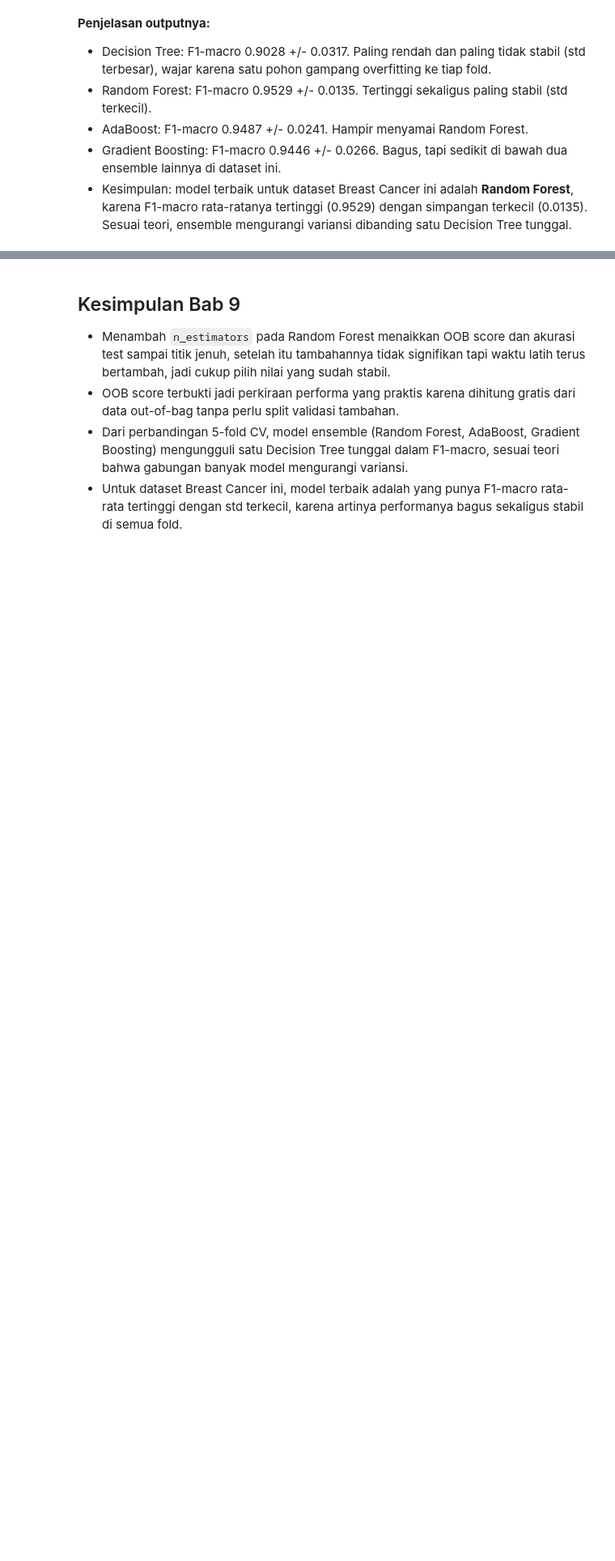
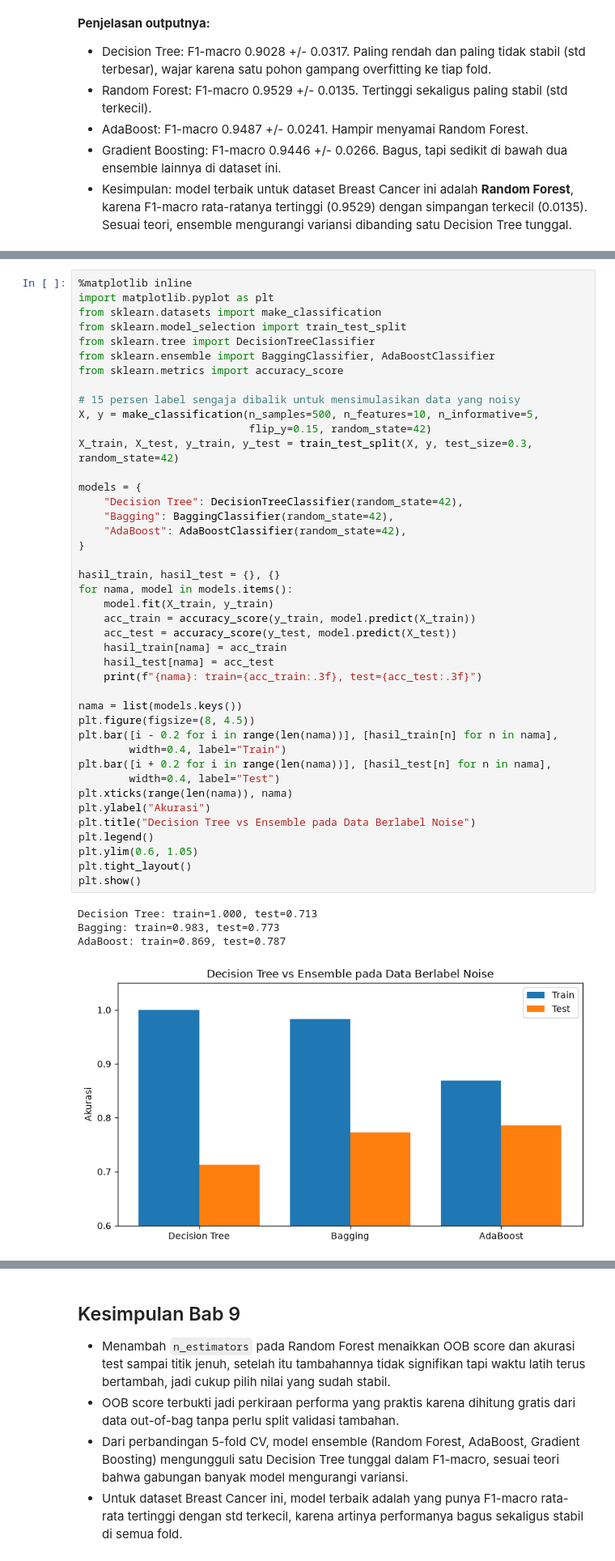
Before and after one commit to dandienter/praktikumML, a Jupyter notebook: bab-09-ensemble-methods/praktikum-bab-09.ipynb, the cells around one changed output, grey strips where cells are left out. Shown at 81% size. Saved outputs shown, nothing was run; the diff lists cells and outputs as text; blank space fills up the shorter version.

```diff
--- a/bab-09-ensemble-methods/praktikum-bab-09.ipynb
+++ b/bab-09-ensemble-methods/praktikum-bab-09.ipynb
@@ -157,0 +164,47 @@ plt.show()
+# %%
+%matplotlib inline
+import matplotlib.pyplot as plt
+from sklearn.datasets import make_classification
+from sklearn.model_selection import train_test_split
+from sklearn.tree import DecisionTreeClassifier
+from sklearn.ensemble import BaggingClassifier, AdaBoostClassifier
+from sklearn.metrics import accuracy_score
+
+# 15 persen label sengaja dibalik untuk mensimulasikan data yang noisy
+X, y = make_classification(n_samples=500, n_features=10, n_informative=5,
+                           flip_y=0.15, random_state=42)
+X_train, X_test, y_train, y_test = train_test_split(X, y, test_size=0.3, random_state=42)
+
+models = {
+    "Decision Tree": DecisionTreeClassifier(random_state=42),
+    "Bagging": BaggingClassifier(random_state=42),
+    "AdaBoost": AdaBoostClassifier(random_state=42),
+}
+
+hasil_train, hasil_test = {}, {}
+for nama, model in models.items():
+    model.fit(X_train, y_train)
+    acc_train = accuracy_score(y_train, model.predict(X_train))
+    acc_test = accuracy_score(y_test, model.predict(X_test))
+    hasil_train[nama] = acc_train
+    hasil_test[nama] = acc_test
+    print(f"{nama}: train={acc_train:.3f}, test={acc_test:.3f}")
+
+nama = list(models.keys())
+plt.figure(figsize=(8, 4.5))
+plt.bar([i - 0.2 for i in range(len(nama))], [hasil_train[n] for n in nama],
+        width=0.4, label="Train")
+plt.bar([i + 0.2 for i in range(len(nama))], [hasil_test[n] for n in nama],
+        width=0.4, label="Test")
+plt.xticks(range(len(nama)), nama)
+plt.ylabel("Akurasi")
+plt.title("Decision Tree vs Ensemble pada Data Berlabel Noise")
+plt.legend()
+plt.ylim(0.6, 1.05)
+plt.tight_layout()
+plt.show()
+# %% [output]
+Decision Tree: train=1.000, test=0.713
+Bagging: train=0.983, test=0.773
+AdaBoost: train=0.869, test=0.787
+[figure, added]
```
Also changed, not shown: parts of 9 cells of this notebook, 5 other files.
